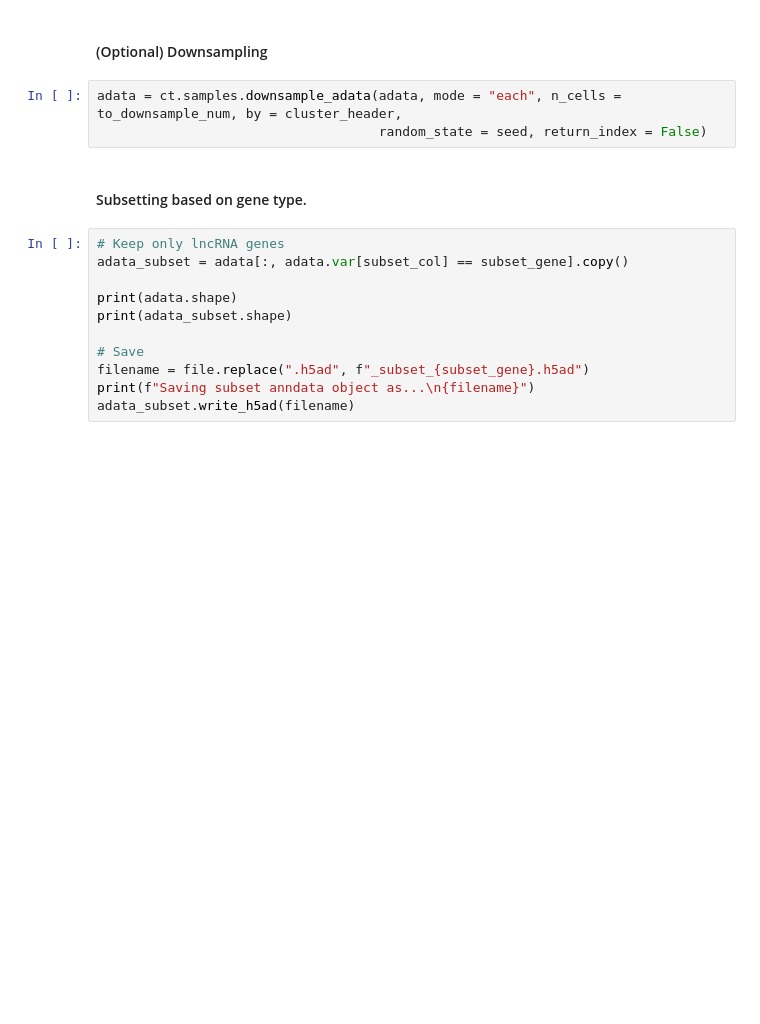
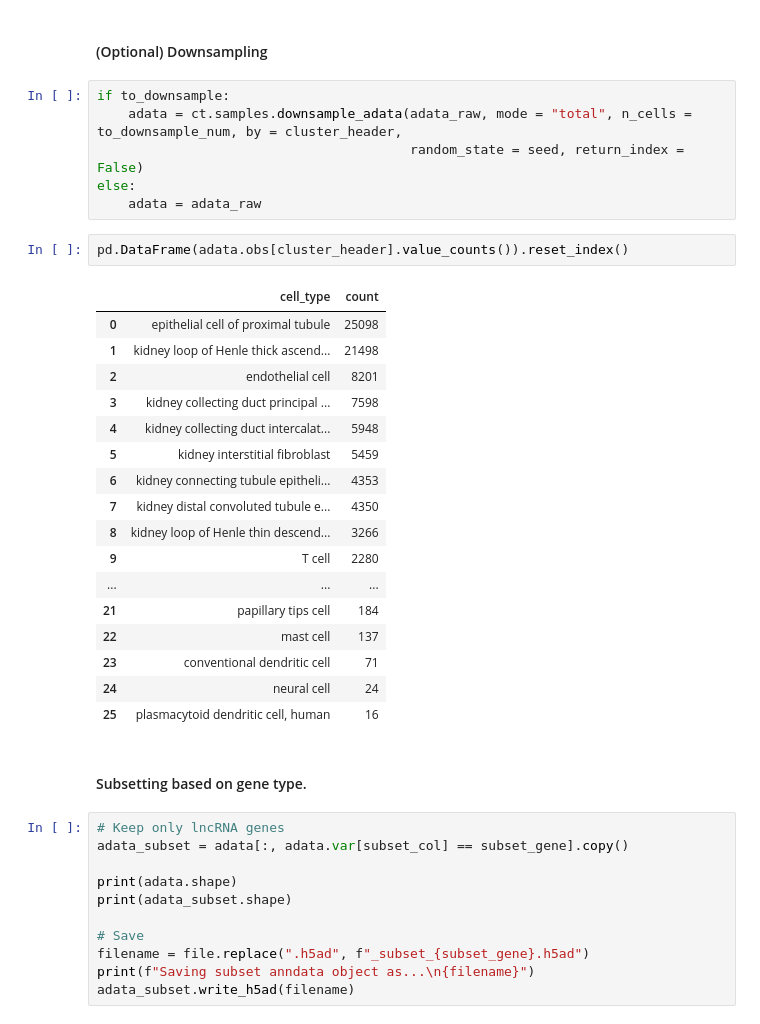
Before and after one commit to svikbecker/NSForest-ncRNA, a Jupyter notebook: beckersv/compare_kidney.ipynb, the cells around one changed output. Cells and saved outputs as stored; diff of their text form; blank space fills up the shorter version.

```diff
--- a/beckersv/compare_kidney.ipynb
+++ b/beckersv/compare_kidney.ipynb
@@ -73,8 +151,31 @@ pd.DataFrame(adata.obs[cluster_header].value_counts()).reset_index().head(5)
 # %% [markdown]
 #### (Optional) Downsampling
 # %%
-adata = ct.samples.downsample_adata(adata, mode = "each", n_cells = to_downsample_num, by = cluster_header,
-                                    random_state = seed, return_index = False)
+if to_downsample:
+    adata = ct.samples.downsample_adata(adata_raw, mode = "total", n_cells = to_downsample_num, by = cluster_header,
+                                        random_state = seed, return_index = False)
+else:
+    adata = adata_raw
+# %%
+pd.DataFrame(adata.obs[cluster_header].value_counts()).reset_index()
+# %% [output]
+|  | cell_type | count |
+| 0 | epithelial cell of proximal tubule | 25098 |
+| 1 | kidney loop of Henle thick ascend... | 21498 |
+| 2 | endothelial cell | 8201 |
+| 3 | kidney collecting duct principal ... | 7598 |
+| 4 | kidney collecting duct intercalat... | 5948 |
+| 5 | kidney interstitial fibroblast | 5459 |
+| 6 | kidney connecting tubule epitheli... | 4353 |
+| 7 | kidney distal convoluted tubule e... | 4350 |
+| 8 | kidney loop of Henle thin descend... | 3266 |
+| 9 | T cell | 2280 |
+| ... | ... | ... |
+| 21 | papillary tips cell | 184 |
+| 22 | mast cell | 137 |
+| 23 | conventional dendritic cell | 71 |
+| 24 | neural cell | 24 |
+| 25 | plasmacytoid dendritic cell, human | 16 |
 # %% [markdown]
 #### Subsetting based on gene type.
 # %%
```
Also changed, not shown: parts of 38 cells of this notebook, 32 other files.
